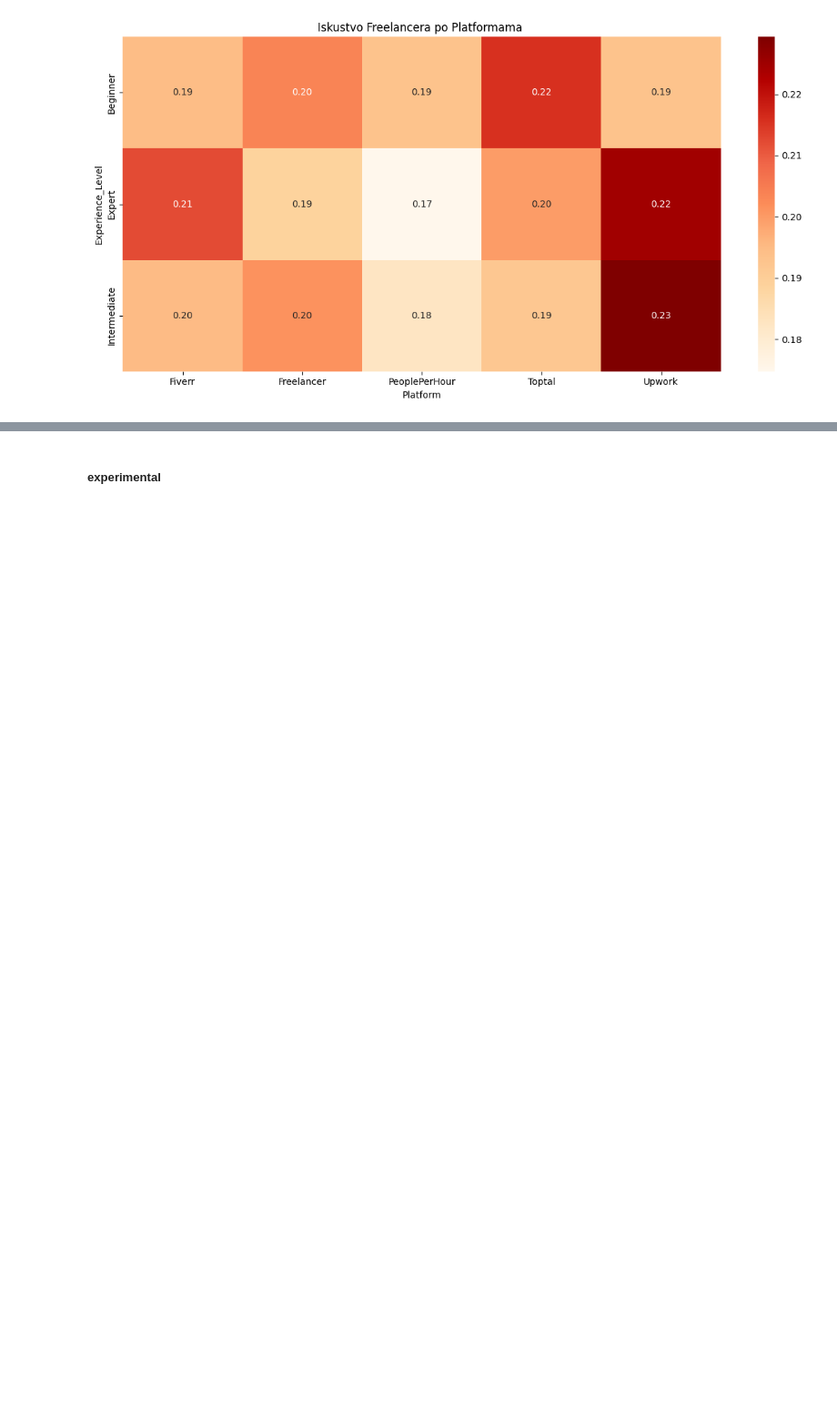
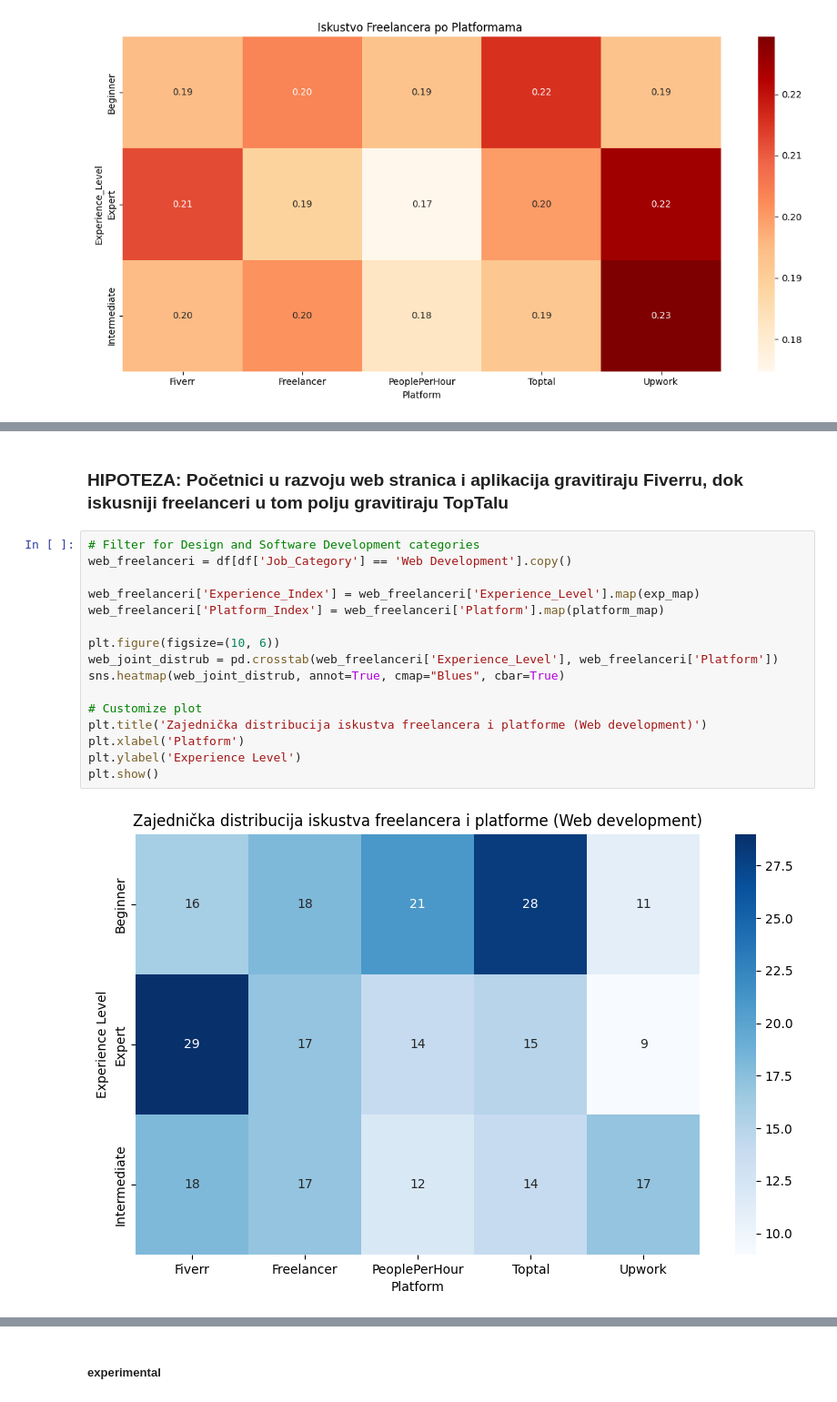
Before and after one commit to Ljut/PSAI-DSAI-datasets, a Jupyter notebook: VIS25_TIM1.ipynb, the cells around one changed output, grey strips where cells are left out. Shown at 91% size. Drawn from its saved outputs; the diff is of its cells as text; blank space fills up the shorter version.

```diff
--- a/VIS25_TIM1.ipynb
+++ b/VIS25_TIM1.ipynb
@@ -1528,0 +1612,20 @@ See the caveats in the documentation: https://pandas.pydata.org/pandas-docs/stab
+# %% [markdown]
+### **HIPOTEZA:** Početnici u razvoju web stranica i aplikacija gravitiraju Fiverru, dok iskusniji freelanceri u tom polju gravitiraju TopTalu
+# %%
+# Filter for Design and Software Development categories
+web_freelanceri = df[df['Job_Category'] == 'Web Development'].copy()
+
+web_freelanceri['Experience_Index'] = web_freelanceri['Experience_Level'].map(exp_map)
+web_freelanceri['Platform_Index'] = web_freelanceri['Platform'].map(platform_map)
+
+plt.figure(figsize=(10, 6))
+web_joint_distrub = pd.crosstab(web_freelanceri['Experience_Level'], web_freelanceri['Platform'])
+sns.heatmap(web_joint_distrub, annot=True, cmap="Blues", cbar=True)
+
+# Customize plot
+plt.title('Zajednička distribucija iskustva freelancera i platforme (Web development)')
+plt.xlabel('Platform')
+plt.ylabel('Experience Level')
+plt.show()
+# %% [output]
+[figure, added]
```
Also changed, not shown: parts of 36 cells of this notebook.
